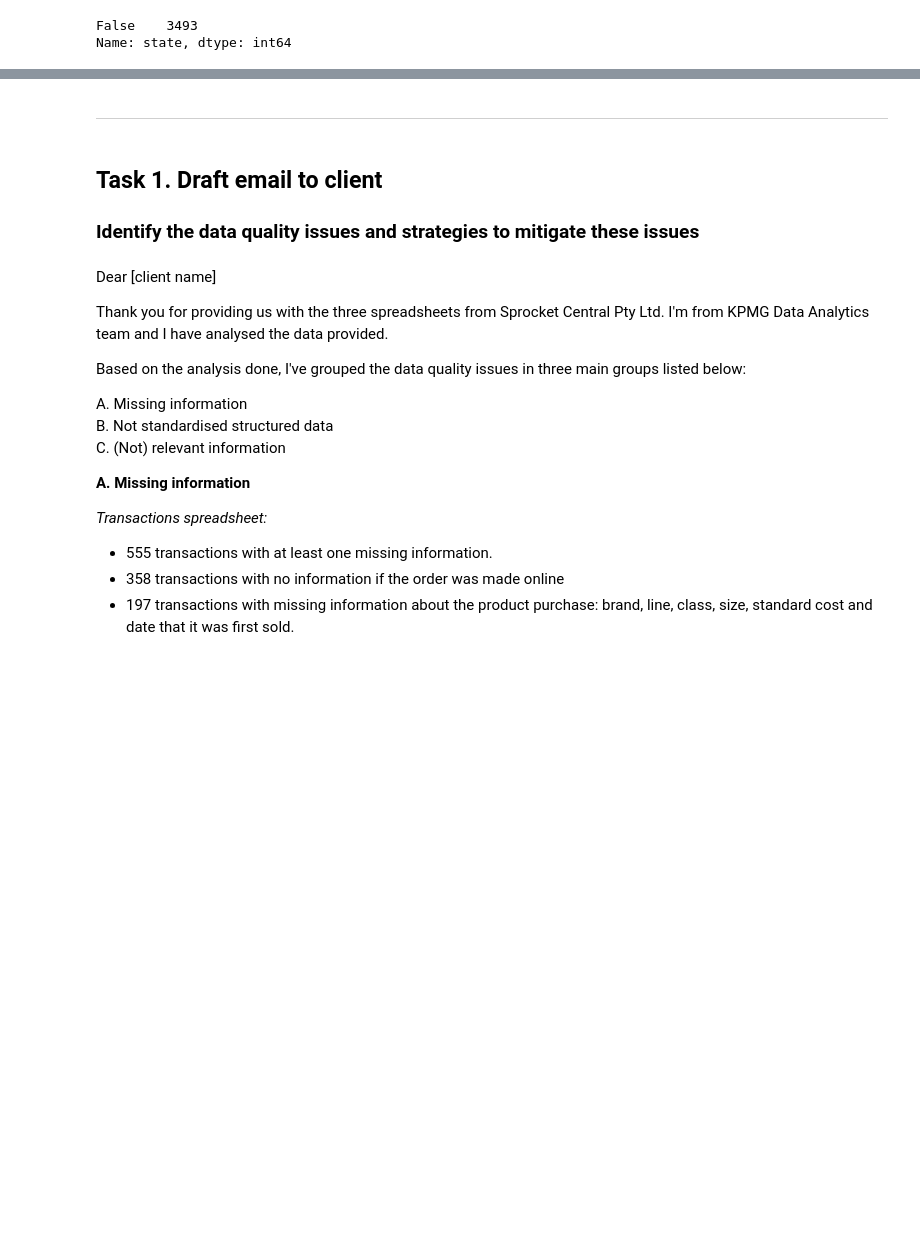
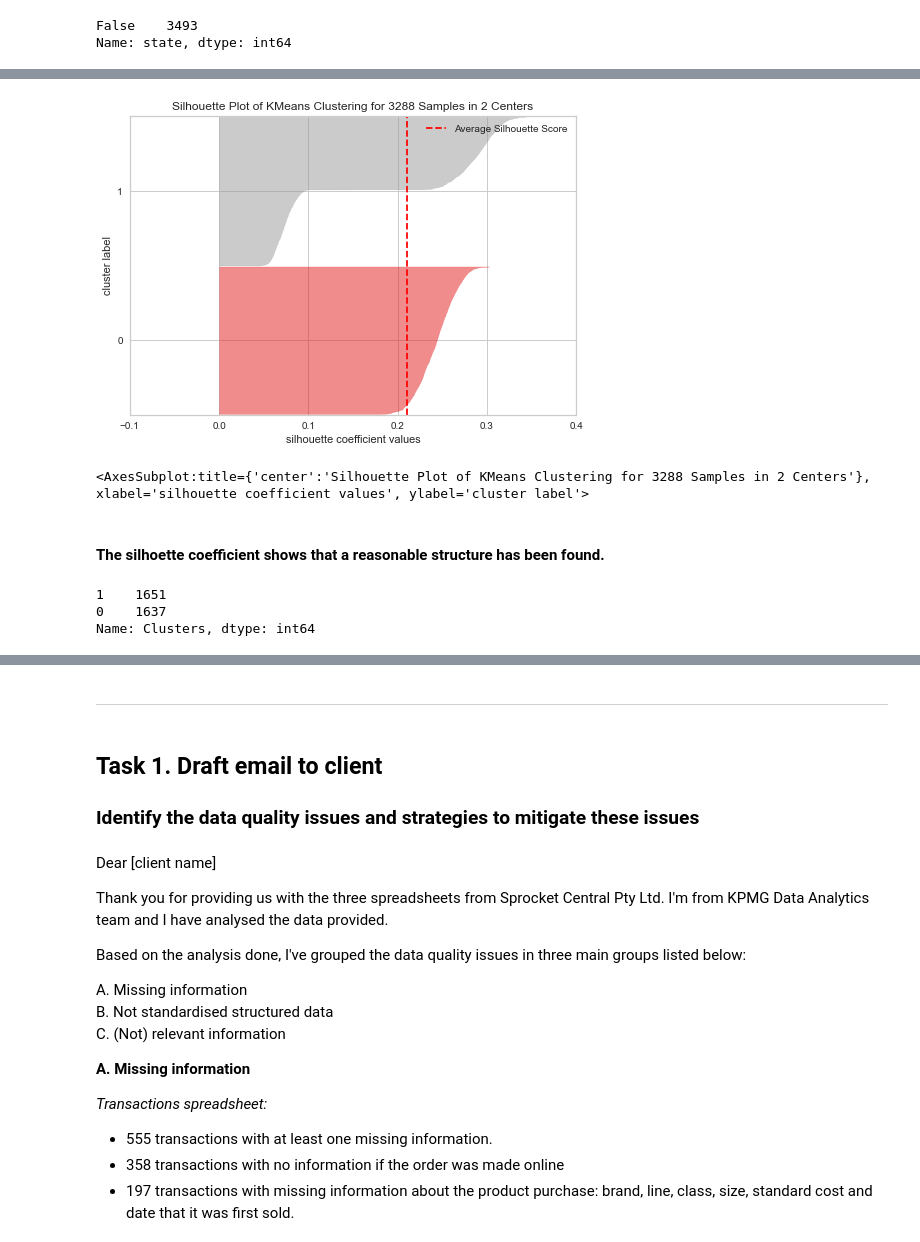
Before and after one commit to npradaschnor/KPMG-Virtual-Internship, a Jupyter notebook: KPMG_virtual_internship.ipynb, the cells around one changed output, grey strips where cells are left out. Drawn from its saved outputs; the diff is of its cells as text; code cells hidden in the pictures; blank space fills up the shorter version.

```diff
--- a/KPMG_virtual_internship.ipynb
+++ b/KPMG_virtual_internship.ipynb
@@ -2097,0 +2136,23 @@ KMeans(max_iter=600, n_clusters=3, n_jobs=1, precompute_distances='auto')
+# %%
+from yellowbrick.cluster import InterclusterDistance,intercluster_distance, SilhouetteVisualizer
+
+#Silhouette visualizer
+
+#k = 2
+model = KMeans(2)
+visualizer = SilhouetteVisualizer(model)
+
+visualizer.fit(df_scaled)    # Fit the data to the visualizer
+visualizer.poof()
+# %% [output]
+[figure, added]
+<AxesSubplot:title={'center':'Silhouette Plot of KMeans Clustering for 3288 Samples in 2 Centers'}, xlabel='silhouette coefficient values', ylabel='cluster label'>
+# %% [markdown]
+#### The silhoette coefficient shows that a reasonable structure has been found.
+# %%
+df['Clusters']=pred.labels_
+df['Clusters'].value_counts()
+# %% [output]
+1    1651
+0    1637
+Name: Clusters, dtype: int64
```
Also changed, not shown: parts of 23 cells of this notebook.
